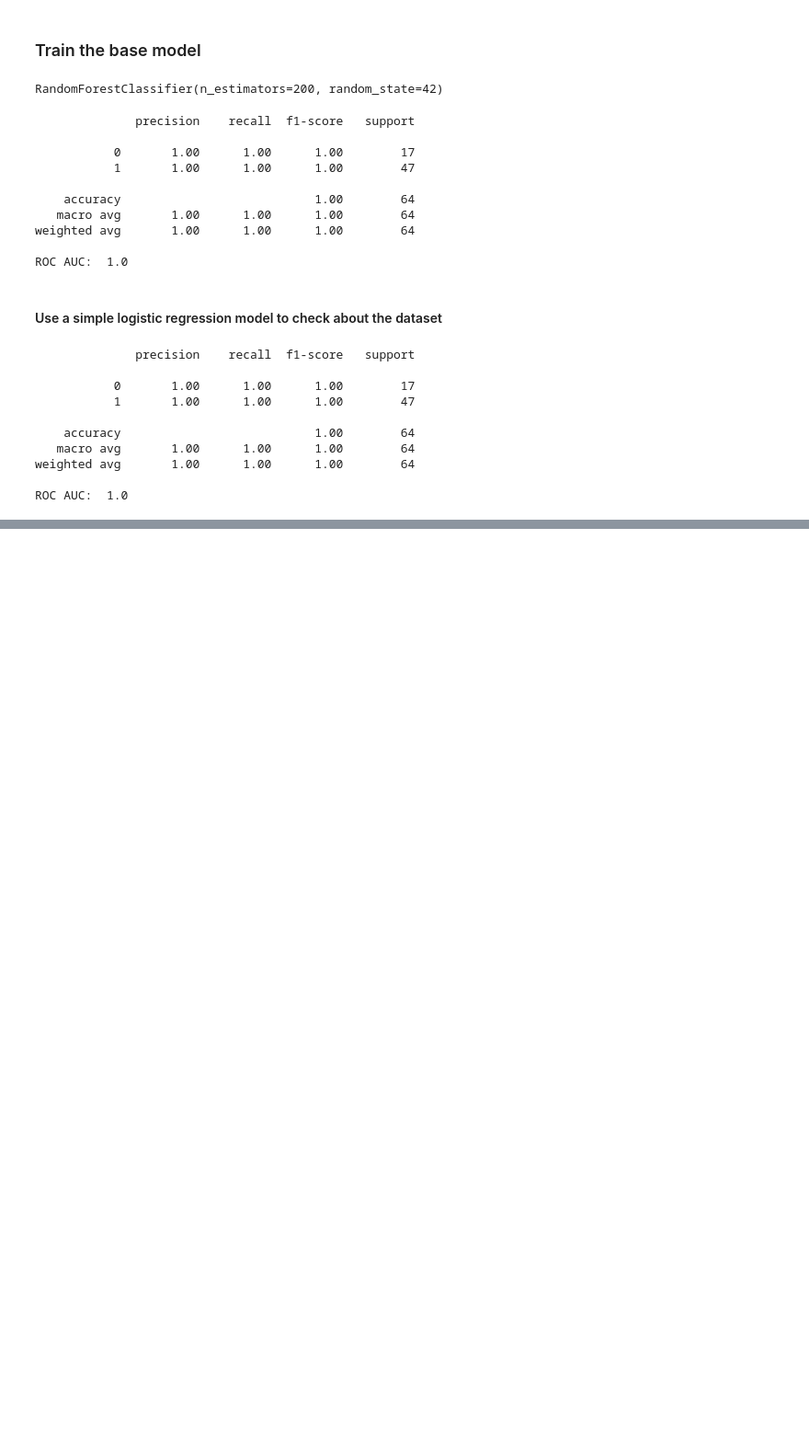
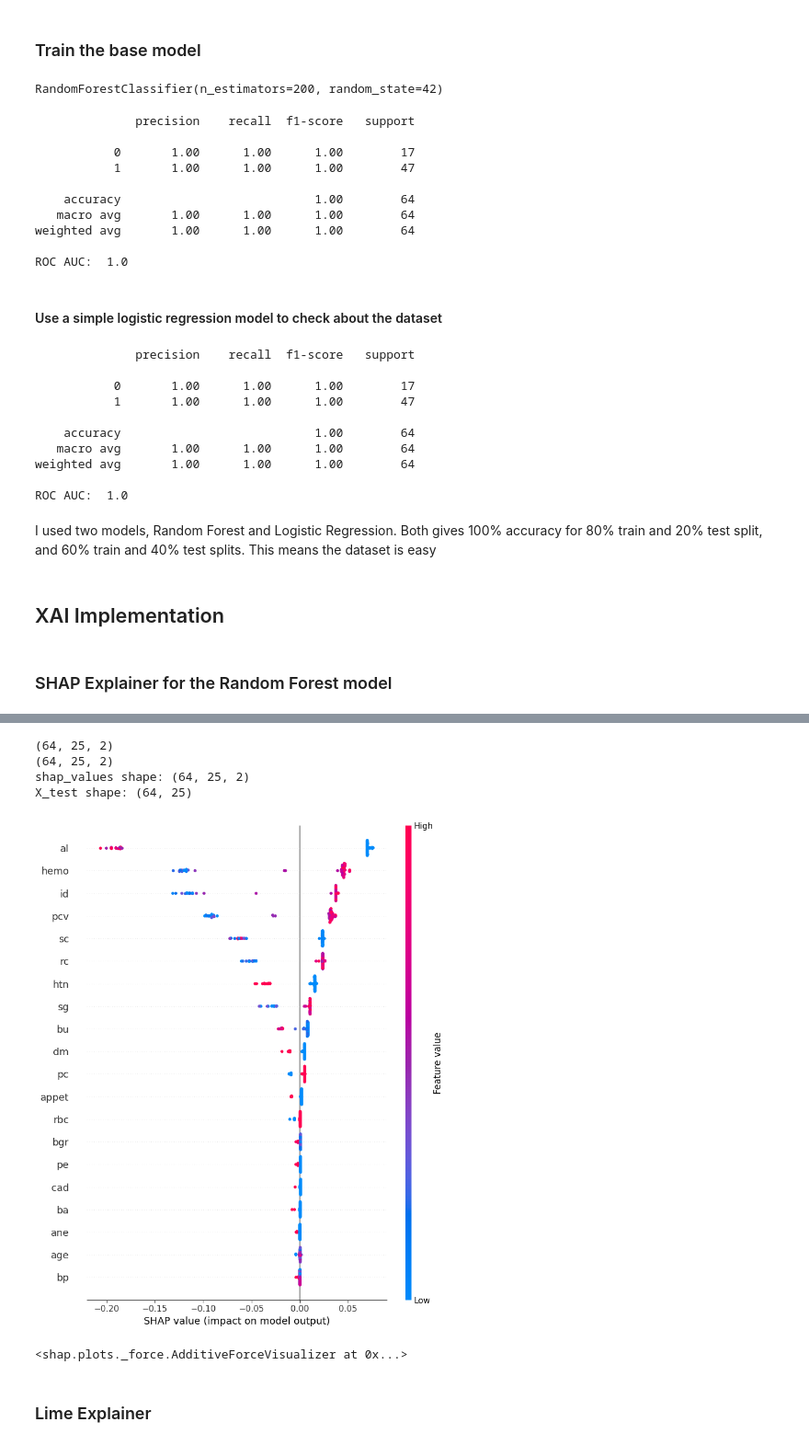
Before and after one commit to AnushkaSamaranayake/CKD_and_Diabetes_prediction_with_Explainable_AI_-XAI-, a Jupyter notebook: model.ipynb, the cells around one changed output, grey strips where cells are left out. Shown at 92% size. Cells and saved outputs as stored; diff of their text form; code cells hidden in the pictures; blank space fills up the shorter version.

```diff
--- a/model.ipynb
+++ b/model.ipynb
@@ -287,3 +287,34 @@ print("ROC AUC: ", roc_auc_score(y_test, log_reg.predict_proba(X_test)[:, 1]))
 weighted avg       1.00      1.00      1.00        64
 
 ROC AUC:  1.0
+# %% [markdown]
+I used two models, Random Forest and Logistic Regression. Both gives 100% accuracy for 80% train and 20% test split, and 60% train and 40% test splits. This means the dataset is easy
+# %% [markdown]
+## XAI Implementation
+# %% [markdown]
+### SHAP Explainer for the Random Forest model
+# %%
+shap.initjs()
+
+#SHAP Explainer
+explainer = shap.TreeExplainer(model)
+shap_values = explainer.shap_values(X_test)
+
+print(shap_values.shape)
+
+if isinstance(shap_values, list):
+    print([arr.shape for arr in shap_values])
+else:
+    print(shap_values.shape)
+
+print("shap_values shape:", shap_values.shape)
+print("X_test shape:", X_test.shape)
+
+#Since this is a 3D array
+shap.summary_plot(shap_values[:,:,1], X_test, feature_names=X.columns)
+
+i=0
+shap.force_plot(explainer.expected_value[1],
+                shap_values[i, :, 1],
+                X_test.iloc[i])
+# %% [output]
@@ -289,0 +322,8 @@ ROC AUC:  1.0
+(64, 25, 2)
+(64, 25, 2)
+shap_values shape: (64, 25, 2)
+X_test shape: (64, 25)
+[figure, added]
+<shap.plots._force.AdditiveForceVisualizer at 0x...>
+# %% [markdown]
+### Lime Explainer
```
Also changed, not shown: parts of 3 cells of this notebook.
